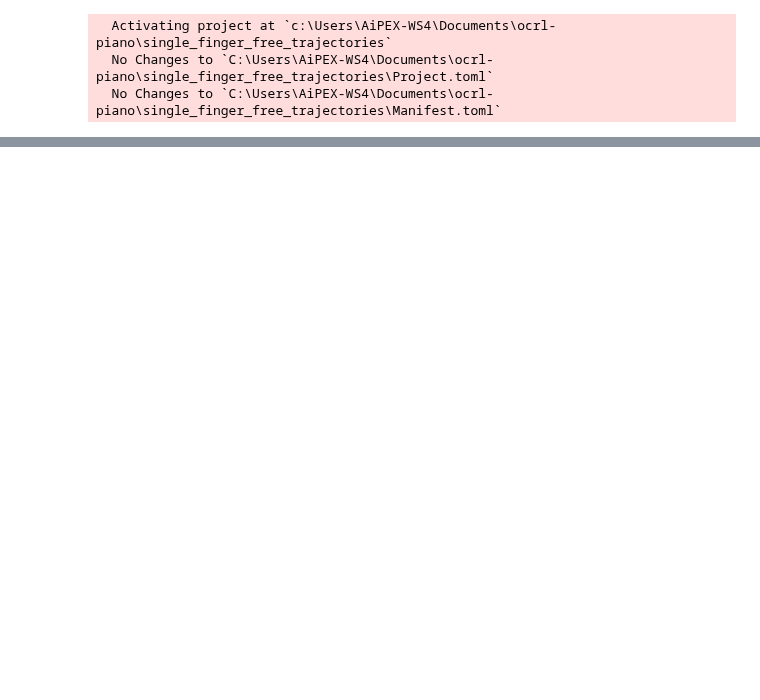
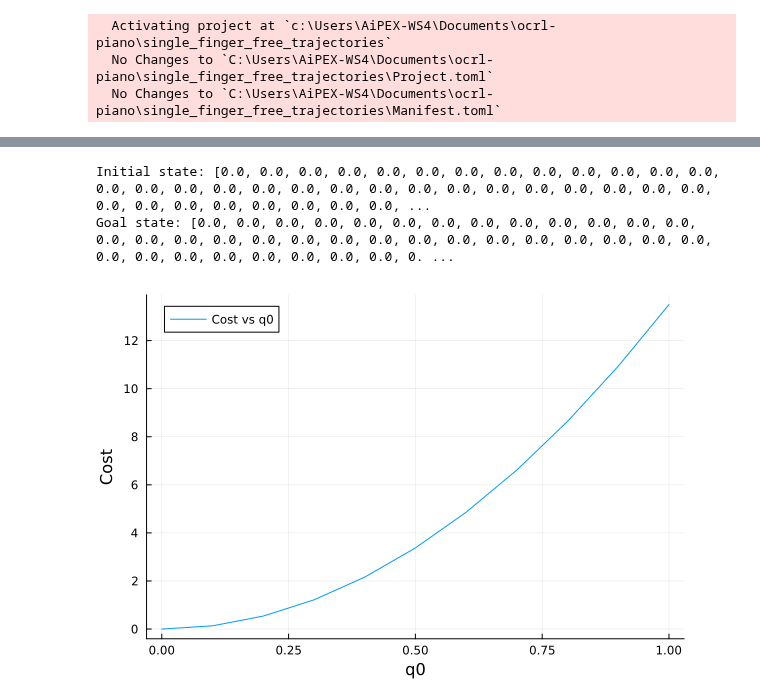
Before and after one commit to Astronauty/ocrl-piano, a Jupyter notebook: single_finger_free_trajectories/single_hand_free_trajectory.ipynb, the cells around one changed output, grey strips where cells are left out. Drawn from its saved outputs; the diff is of its cells as text; code cells hidden in the pictures; blank space fills up the shorter version.

```diff
--- a/single_finger_free_trajectories/single_hand_free_trajectory.ipynb
+++ b/single_finger_free_trajectories/single_hand_free_trajectory.ipynb
@@ -65,0 +242,48 @@ visualise!(model, data, controller=random_controller!)
+# %%
+model = load_model("models/scene_right_piano_hand.xml")
+data = init_data(model)
+
+# reset the model and data
+reset!(model, data)
+
+nx = 2*model.nv
+nu = model.nu
+
+# initiate time and time steps
+dt = model.opt.timestep
+tf = 0.1
+t_vec = 0:dt:tf
+N = length(t_vec)
+
+# LQR cost
+Q = diagm(ones(model.nq + model.nv))
+R = 0.1*diagm(ones(model.nu))
+Qf = Q
+
+# initial and goal states
+xic = vec(vcat(copy(data.qpos), copy(data.qvel)))
+println("Initial state: ", xic)
+
+# xg = vec(vcat(copy(data.qpos), copy(data.qvel)))
+xg = vec(vcat(copy(data.qpos), copy(data.qvel)))
+# xg[1] = deg2rad(2)
+println("Goal state: ", xg)
+
+# indexing
+idx = create_idx(model.nq + model.nv, model.nu, N)
+idx = create_idx(nx, nu, N)
+params = (Q = Q, R = R, Qf = Qf, xic = xic, xg = xg, dt = dt, N = N, idx = idx, model=model, data=data)
+
+z0 = zeros(idx.nz)
+q0_array = 0:0.1:1
+costs = zeros(length(q0_array))
+for i in eachindex(q0_array)
+    z0[1:model.nq] .= q0_array[i]
+    costs[i] = robohand_cost(params, z0)
+end
+using Plots
+plot(q0_array, costs, label="Cost vs q0", xlabel="q0", ylabel="Cost")
+# %% [output]
+Initial state: [0.0, 0.0, 0.0, 0.0, 0.0, 0.0, 0.0, 0.0, 0.0, 0.0, 0.0, 0.0, 0.0, 0.0, 0.0, 0.0, 0.0, 0.0, 0.0, 0.0, 0.0, 0.0, 0.0, 0.0, 0.0, 0.0, 0.0, 0.0, 0.0, 0.0, 0.0, 0.0, 0.0, 0.0, 0.0, 0.0, 0.0, ...
+Goal state: [0.0, 0.0, 0.0, 0.0, 0.0, 0.0, 0.0, 0.0, 0.0, 0.0, 0.0, 0.0, 0.0, 0.0, 0.0, 0.0, 0.0, 0.0, 0.0, 0.0, 0.0, 0.0, 0.0, 0.0, 0.0, 0.0, 0.0, 0.0, 0.0, 0.0, 0.0, 0.0, 0.0, 0.0, 0.0, 0.0, 0.0, 0. ...
+[figure, added]
```
Also changed, not shown: parts of 10 cells of this notebook, 3 other files.
